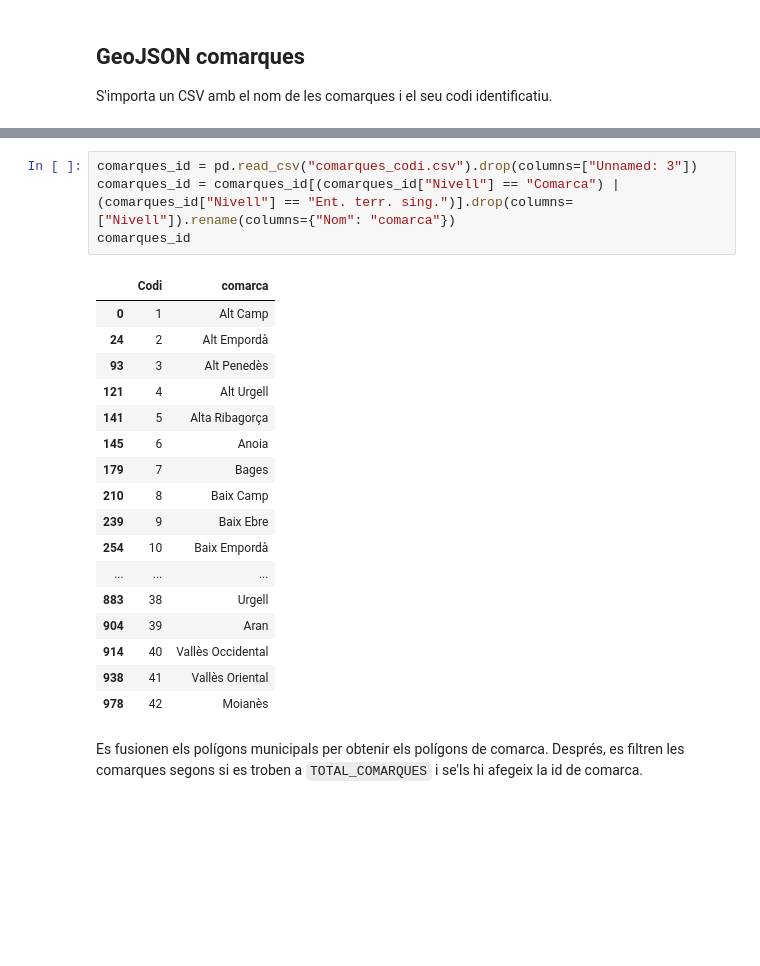
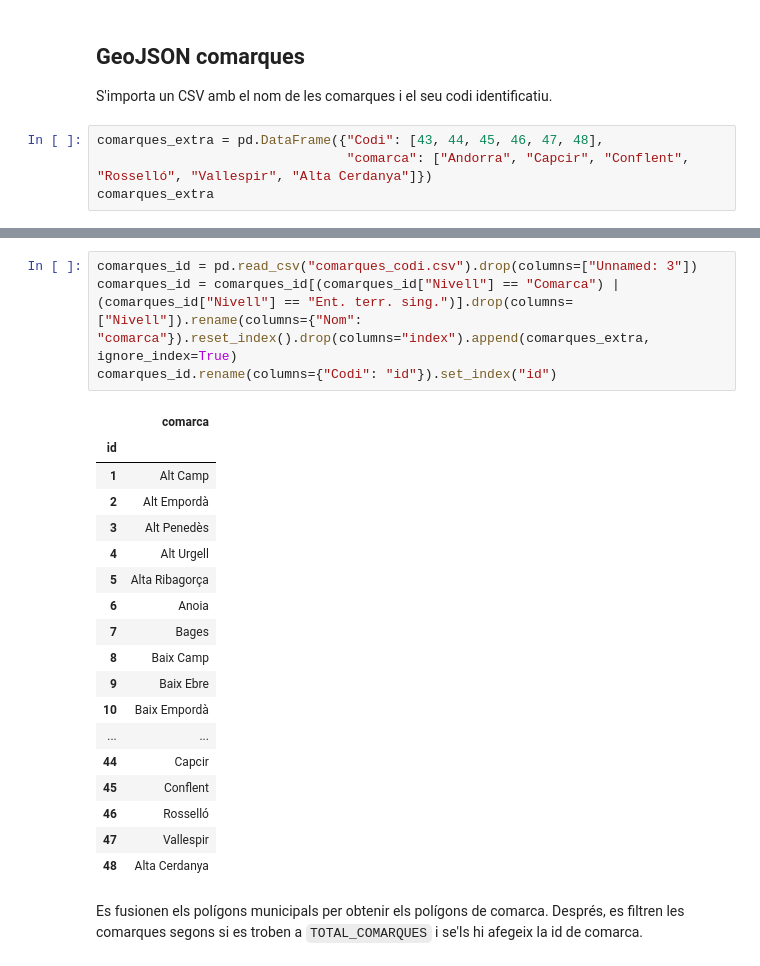
Before and after one commit to jaymaeuro/100cims_data, a Jupyter notebook: comarques.ipynb, the cells around one changed output, grey strips where cells are left out. Drawn from its saved outputs; the diff is of its cells as text; blank space fills up the shorter version.

```diff
--- a/comarques.ipynb
+++ b/comarques.ipynb
@@ -33,3 +38,7 @@ df
 # %% [markdown]
 ## GeoJSON comarques
 S'importa un CSV amb el nom de les comarques i el seu codi identificatiu.
+# %%
+comarques_extra = pd.DataFrame({"Codi": [43, 44, 45, 46, 47, 48],
+                                "comarca": ["Andorra", "Capcir", "Conflent", "Rosselló", "Vallespir", "Alta Cerdanya"]})
+comarques_extra
@@ -36,25 +53,26 @@ S'importa un CSV amb el nom de les comarques i el seu codi identificatiu.
 # %%
 comarques_id = pd.read_csv("comarques_codi.csv").drop(columns=["Unnamed: 3"])
-comarques_id = comarques_id[(comarques_id["Nivell"] == "Comarca") | (comarques_id["Nivell"] == "Ent. terr. sing.")].drop(columns=["Nivell"]).rename(columns={"Nom": "comarca"})
-comarques_id
+comarques_id = comarques_id[(comarques_id["Nivell"] == "Comarca") | (comarques_id["Nivell"] == "Ent. terr. sing.")].drop(columns=["Nivell"]).rename(columns={"Nom": "comarca"}).reset_index().drop(columns="index").append(comarques_extra, ignore_index=True)
+comarques_id.rename(columns={"Codi": "id"}).set_index("id")
 # %% [output]
-|  | Codi | comarca |
-| 0 | 1 | Alt Camp |
-| 24 | 2 | Alt Empordà |
-| 93 | 3 | Alt Penedès |
-| 121 | 4 | Alt Urgell |
-| 141 | 5 | Alta Ribagorça |
-| 145 | 6 | Anoia |
-| 179 | 7 | Bages |
-| 210 | 8 | Baix Camp |
-| 239 | 9 | Baix Ebre |
-| 254 | 10 | Baix Empordà |
-| ... | ... | ... |
-| 883 | 38 | Urgell |
-| 904 | 39 | Aran |
-| 914 | 40 | Vallès Occidental |
-| 938 | 41 | Vallès Oriental |
-| 978 | 42 | Moianès |
+|  | comarca |
+| id |  |
+| 1 | Alt Camp |
+| 2 | Alt Empordà |
+| 3 | Alt Penedès |
+| 4 | Alt Urgell |
+| 5 | Alta Ribagorça |
+| 6 | Anoia |
+| 7 | Bages |
+| 8 | Baix Camp |
+| 9 | Baix Ebre |
+| 10 | Baix Empordà |
+| ... | ... |
+| 44 | Capcir |
+| 45 | Conflent |
+| 46 | Rosselló |
+| 47 | Vallespir |
+| 48 | Alta Cerdanya |
 # %% [markdown]
 Es fusionen els polígons municipals per obtenir els polígons de comarca. Després, es filtren les comarques segons si es troben a `TOTAL_COMARQUES` i se'ls hi afegeix la id de comarca.
 # %%
```
Also changed, not shown: parts of 16 cells of this notebook, 4 other files.
